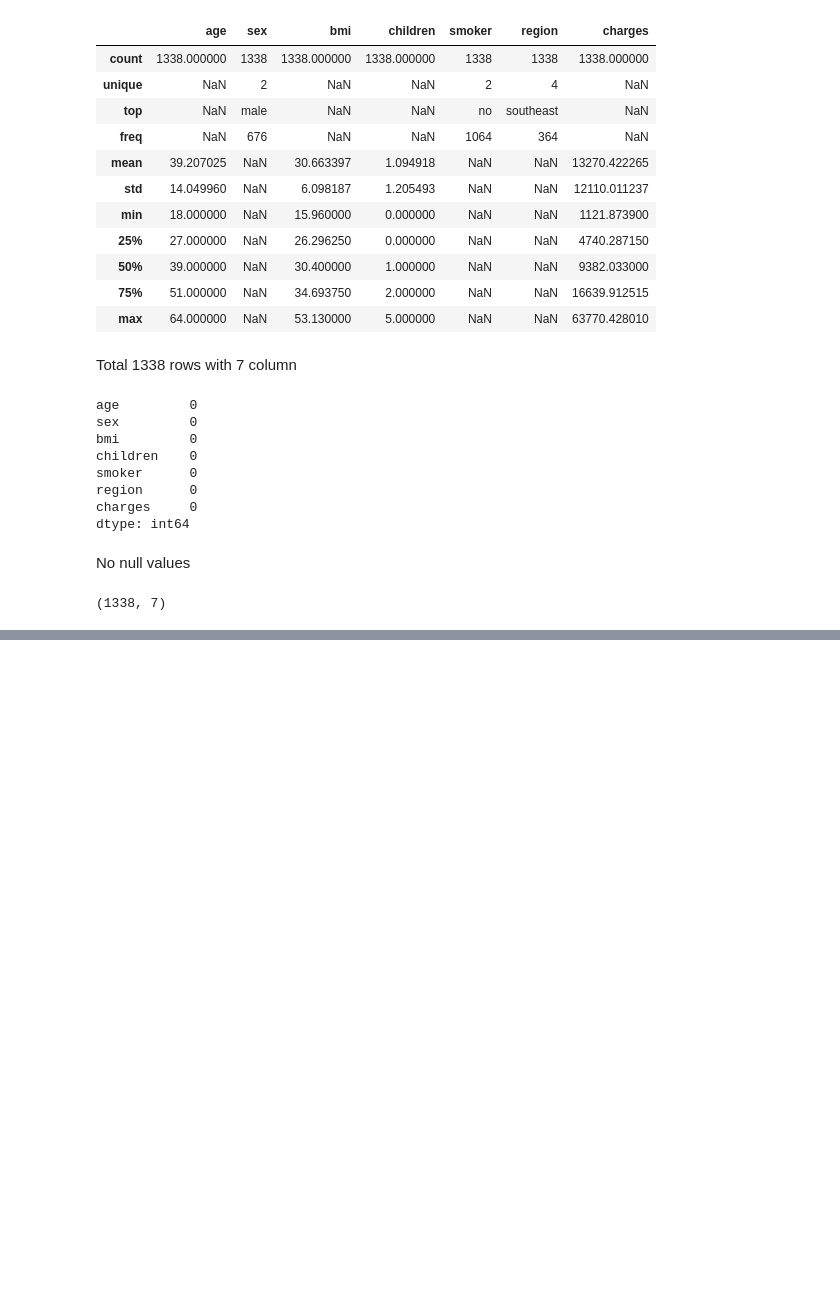
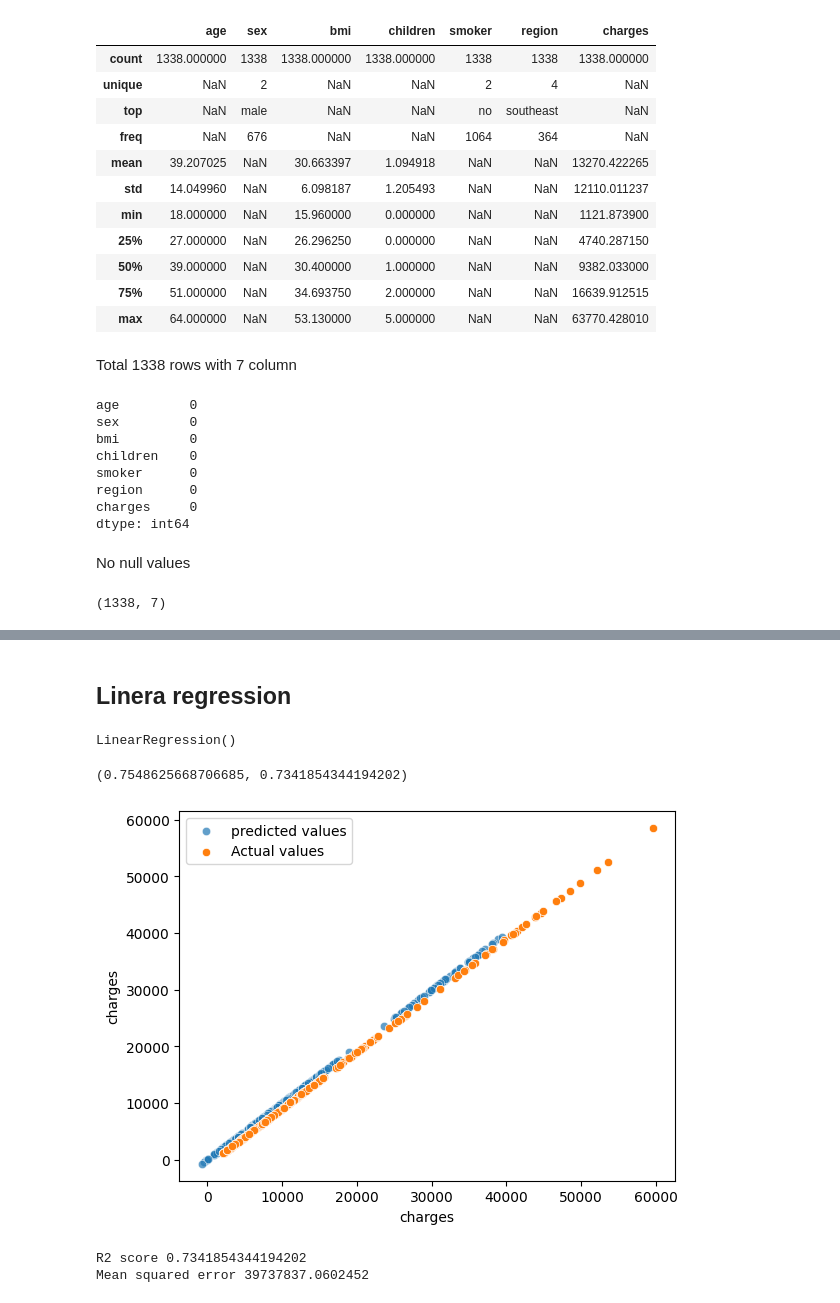
Before and after one commit to Shivam-Shane/Learnerhub, a Jupyter notebook: IPYTHON/Assignment 4.question 3.ipynb, the cells around one changed output, grey strips where cells are left out. Cells and saved outputs as stored; diff of their text form; code cells hidden in the pictures; blank space fills up the shorter version.

```diff
--- a/IPYTHON/Assignment 4.question 3.ipynb
+++ b/IPYTHON/Assignment 4.question 3.ipynb
@@ -117,0 +138,27 @@ data.shape
+# %%
+x=data.drop('charges',axis=1)
+y=data['charges']
+# %% [markdown]
+## Linera regression
+# %%
+from sklearn.model_selection import train_test_split
+xtrain,xtest,ytrain,ytest=train_test_split(x,y,test_size=0.2,random_state=40)
+# %%
+from sklearn.linear_model import LinearRegression
+lr=LinearRegression()
+lr.fit(xtrain,ytrain)
+# %% [output]
+LinearRegression()
+# %%
+ypred=lr.predict(xtest)
+# %%
+lr.score(xtrain,ytrain),lr.score(xtest,ytest)
+# %% [output]
+(0.7548625668706685, 0.7341854344194202)
+# %%
+sns.scatterplot(x=ypred,y=ypred,label='predicted values',alpha=0.7)
+sns.scatterplot(x=ytest+1000,y=ytest,label='Actual values')
+mp.legend()
+mp.show()
+# %% [output]
+[figure, added]
@@ -117,0 +167,6 @@ data.shape
+# %%
+print("R2 score",r2_score(ytest,ypred))
+print("Mean squared error",mean_squared_error(ytest,ypred))
+# %% [output]
+R2 score 0.7341854344194202
+Mean squared error 39737837.0602452
```
Also changed, not shown: parts of 4 cells of this notebook.
